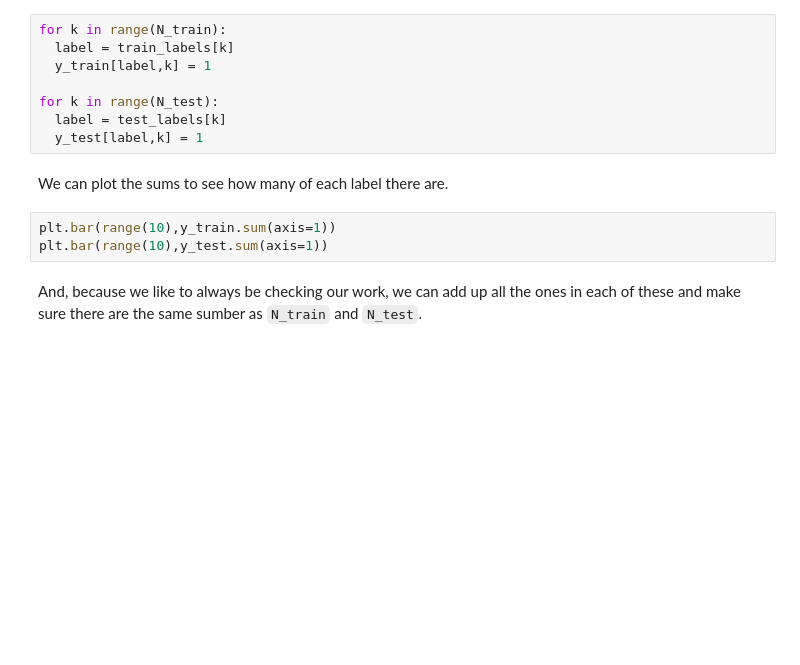
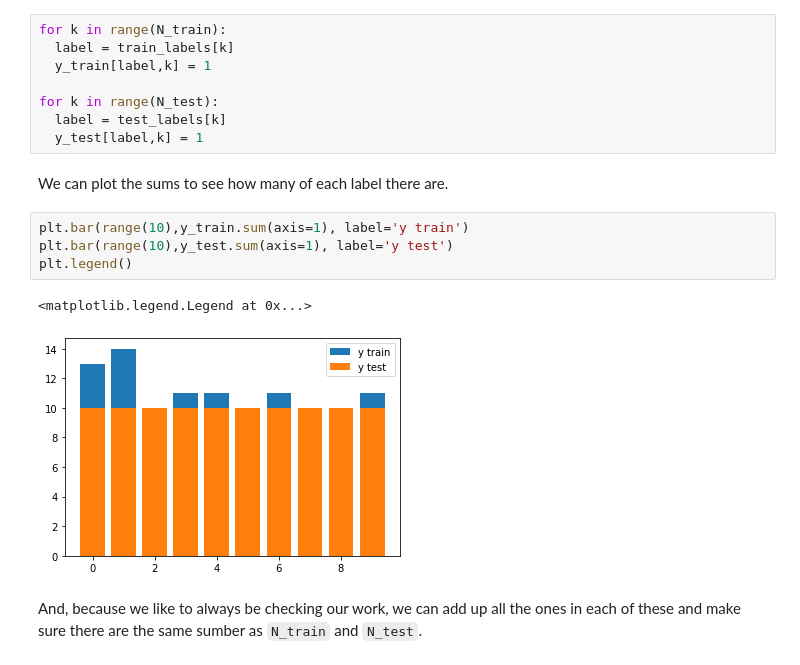
Before and after one commit to variationalform/FML, a Jupyter notebook: notebooks/14_ann.ipynb, the cells around one changed output. Drawn from its saved outputs; the diff is of its cells as text; blank space fills up the shorter version.

```diff
--- a/notebooks/14_ann.ipynb
+++ b/notebooks/14_ann.ipynb
@@ -274,8 +301,12 @@ for k in range(N_test):
 # %% [markdown]
 We can plot the sums to see how many of each label there are.
 # %%
-plt.bar(range(10),y_train.sum(axis=1))
-plt.bar(range(10),y_test.sum(axis=1))
+plt.bar(range(10),y_train.sum(axis=1), label='y train')
+plt.bar(range(10),y_test.sum(axis=1), label='y test')
+plt.legend()
+# %% [output]
+<matplotlib.legend.Legend at 0x...>
+[figure, added]
 # %% [markdown]
 And, because we like to always be checking our work, we can add up all the
 ones in each of these and make sure there are the same sumber as
```
Also changed, not shown: parts of 19 cells of this notebook.
